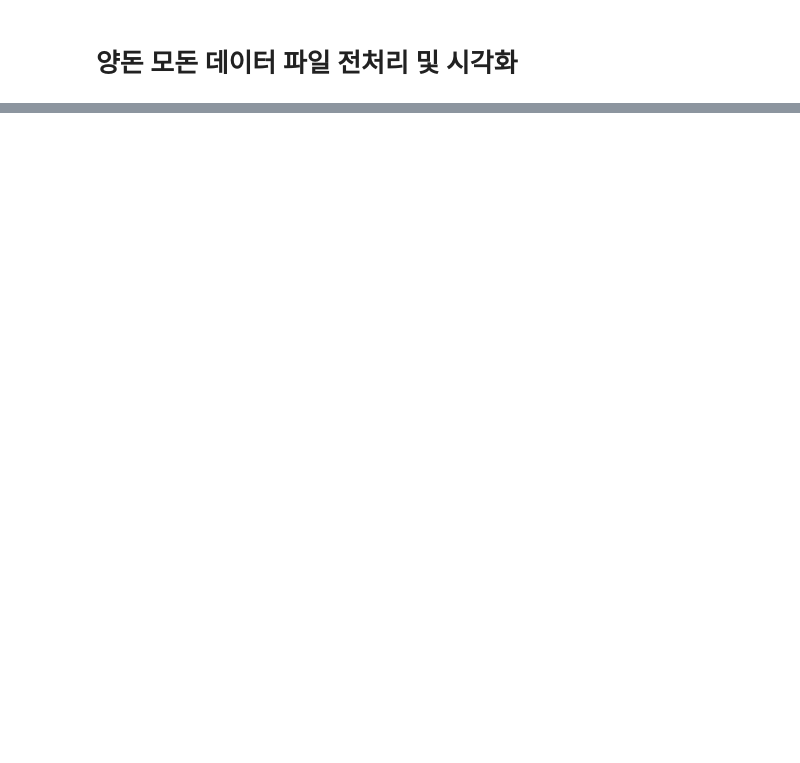
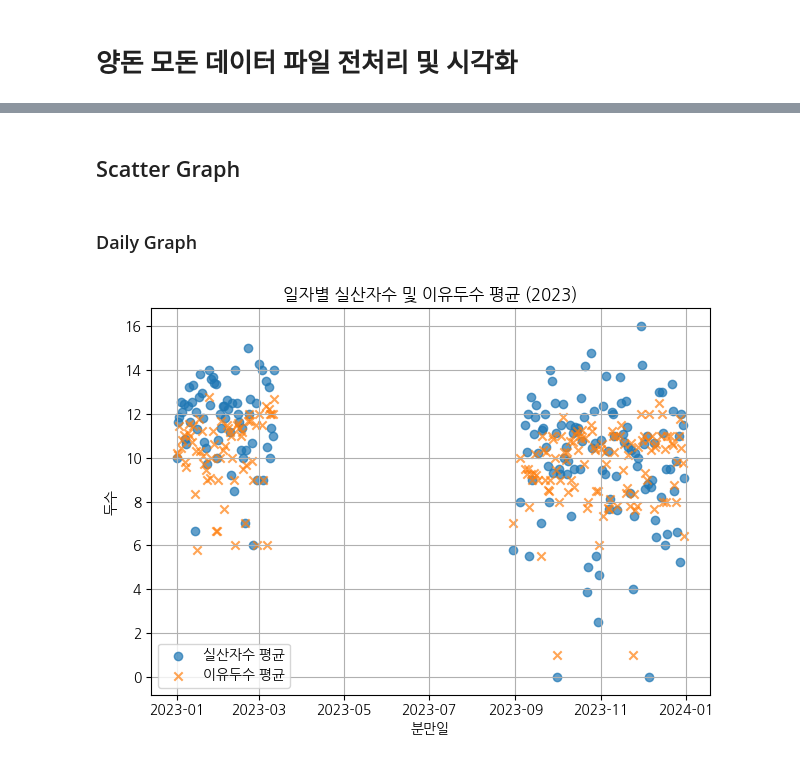
Before and after one commit to leesh0806/pig-management, a Jupyter notebook: src/pig_analyze_momdata.ipynb, the cells around one changed output, grey strips where cells are left out. Saved outputs shown, nothing was run; the diff lists cells and outputs as text; code cells hidden in the pictures; blank space fills up the shorter version.

```diff
--- a/src/pig_analyze_momdata.ipynb
+++ b/src/pig_analyze_momdata.ipynb
@@ -71,0 +159,17 @@ plot_grouped_data(by_season_sorted, '계절', ['실산자수', '이유두수'],
+# %% [markdown]
+## Scatter Graph
+# %% [markdown]
+### Daily Graph
+# %%
+plt.figure()
+plt.scatter(daily_avg['분만일'], daily_avg['실산자수'], label='실산자수 평균', alpha=0.7, marker='o')
+plt.scatter(daily_avg['분만일'], daily_avg['이유두수'], label='이유두수 평균', alpha=0.7, marker='x')
+plt.title('일자별 실산자수 및 이유두수 평균 (2023)')
+plt.xlabel('분만일')
+plt.ylabel('두수')
+plt.legend()
+plt.grid(True)
+plt.tight_layout()
+plt.show()
+# %% [output]
+[figure, added]
```
Also changed, not shown: parts of 37 cells of this notebook.
